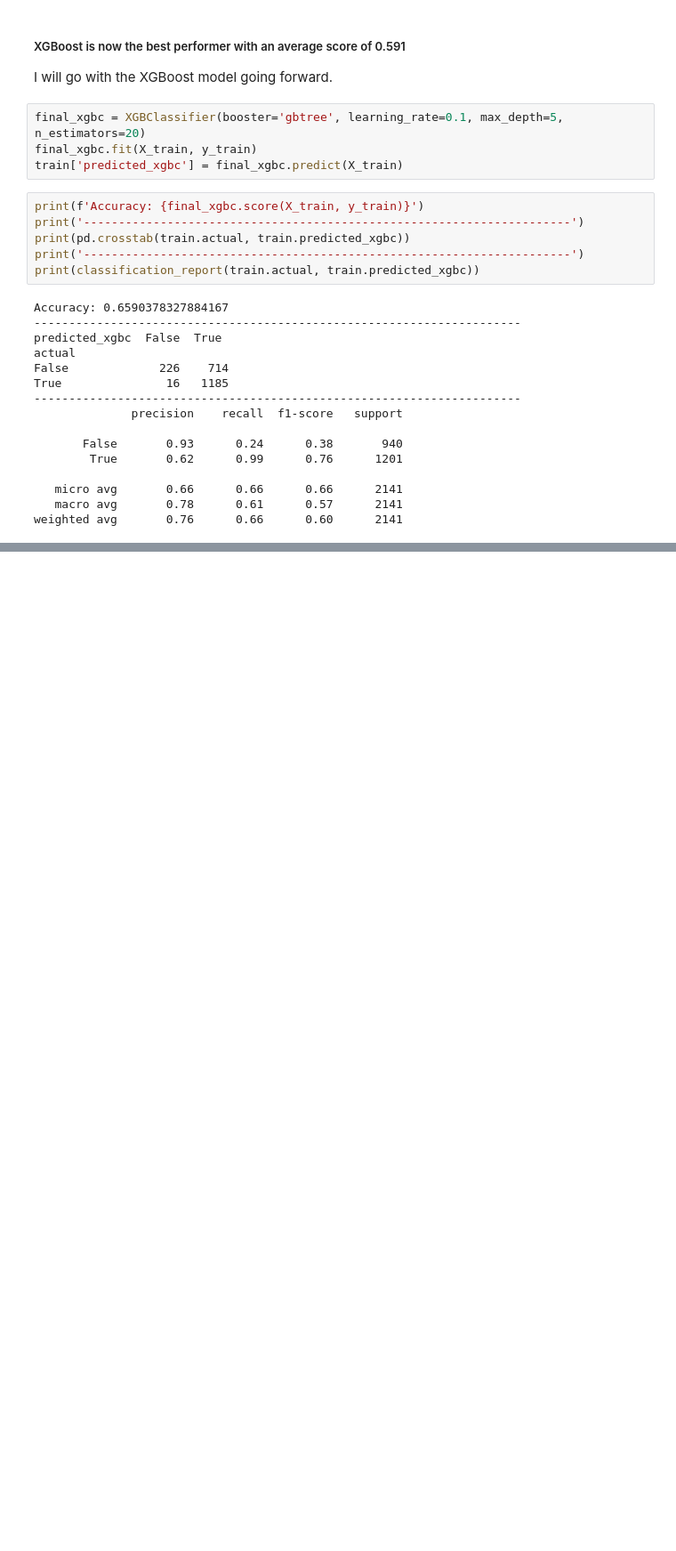
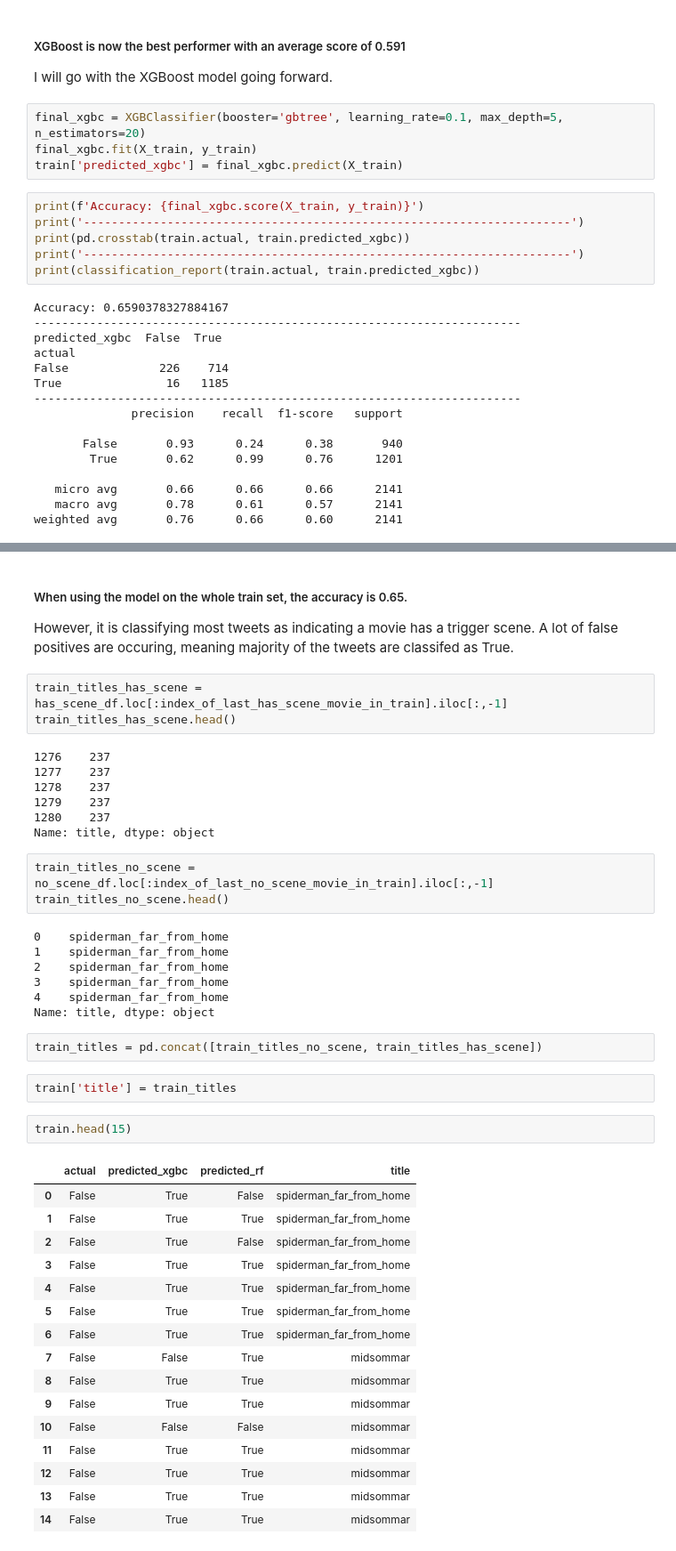
Before and after one commit to matthewzapata/twitter-trigger-warnings, a Jupyter notebook: trigger_warnings.ipynb, the cells around one changed output, grey strips where cells are left out. Shown at 89% size. Saved outputs shown, nothing was run; the diff lists cells and outputs as text; blank space fills up the shorter version.

Commit message:
Learn that prediction is True majority of the time Need to adjust decision threshold.

```diff
--- a/trigger_warnings.ipynb
+++ b/trigger_warnings.ipynb
@@ -1574,0 +1598,46 @@ I now need to make a function that will take the 'votes' of predictions for each
+# %% [markdown]
+##### When using the model on the whole train set, the accuracy is 0.65.
+However, it is classifying most tweets as indicating a movie has a trigger scene. A lot of false positives are occuring, meaning majority of the tweets are classifed as True.
+# %%
+train_titles_has_scene = has_scene_df.loc[:index_of_last_has_scene_movie_in_train].iloc[:,-1]
+train_titles_has_scene.head()
+# %% [output]
+1276    237
+1277    237
+1278    237
+1279    237
+1280    237
+Name: title, dtype: object
+# %%
+train_titles_no_scene = no_scene_df.loc[:index_of_last_no_scene_movie_in_train].iloc[:,-1]
+train_titles_no_scene.head()
+# %% [output]
+0    spiderman_far_from_home
+1    spiderman_far_from_home
+2    spiderman_far_from_home
+3    spiderman_far_from_home
+4    spiderman_far_from_home
+Name: title, dtype: object
+# %%
+train_titles = pd.concat([train_titles_no_scene, train_titles_has_scene])
+# %%
+train['title'] = train_titles
+# %%
+train.head(15)
+# %% [output]
+|  | actual | predicted_xgbc | predicted_rf | title |
+| 0 | False | True | False | spiderman_far_from_home |
+| 1 | False | True | True | spiderman_far_from_home |
+| 2 | False | True | False | spiderman_far_from_home |
+| 3 | False | True | True | spiderman_far_from_home |
+| 4 | False | True | True | spiderman_far_from_home |
+| 5 | False | True | True | spiderman_far_from_home |
+| 6 | False | True | True | spiderman_far_from_home |
+| 7 | False | False | True | midsommar |
+| 8 | False | True | True | midsommar |
+| 9 | False | True | True | midsommar |
+| 10 | False | False | False | midsommar |
+| 11 | False | True | True | midsommar |
+| 12 | False | True | True | midsommar |
+| 13 | False | True | True | midsommar |
+| 14 | False | True | True | midsommar |
```
Also changed, not shown: parts of 6 cells of this notebook.
